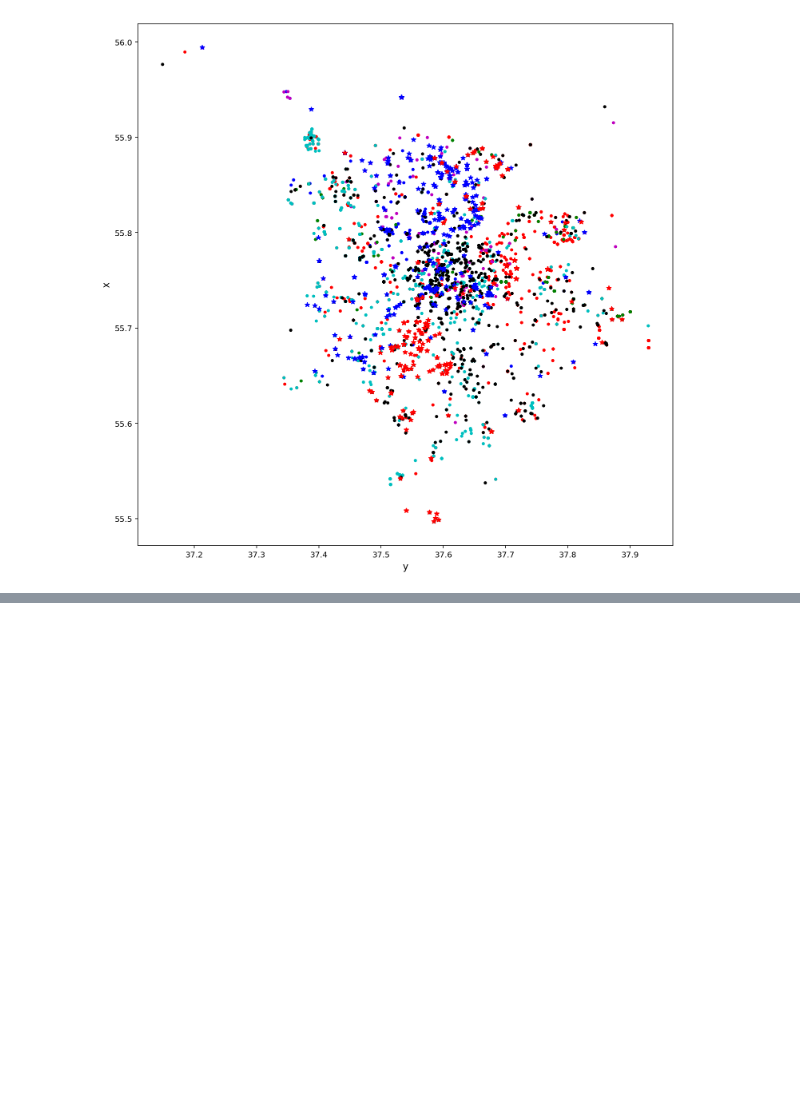
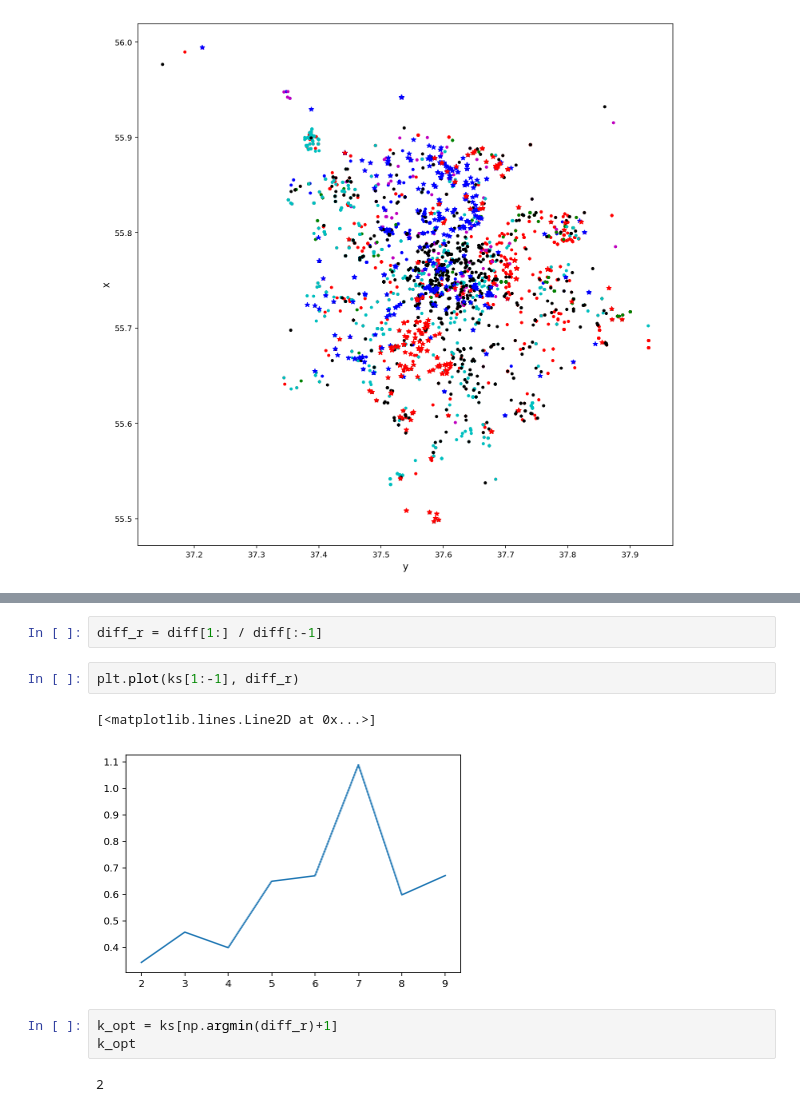
Before and after one commit to Aximiliana/Homework, a Jupyter notebook: Basic_alogoritms_HW/homework clustering.ipynb, the cells around one changed output, grey strips where cells are left out. Cells and saved outputs as stored; diff of their text form; blank space fills up the shorter version.

```diff
--- a/Basic_alogoritms_HW/homework clustering.ipynb
+++ b/Basic_alogoritms_HW/homework clustering.ipynb
@@ -151,0 +174,12 @@ https://pandas.pydata.org/pandas-docs/stable/indexing.html#deprecate-loc-reindex
+# %%
+diff_r = diff[1:] / diff[:-1]
+# %%
+plt.plot(ks[1:-1], diff_r)
+# %% [output]
+[<matplotlib.lines.Line2D at 0x...>]
+[figure, added]
+# %%
+k_opt = ks[np.argmin(diff_r)+1]
+k_opt
+# %% [output]
+2
```
Also changed, not shown: parts of 5 cells of this notebook.
